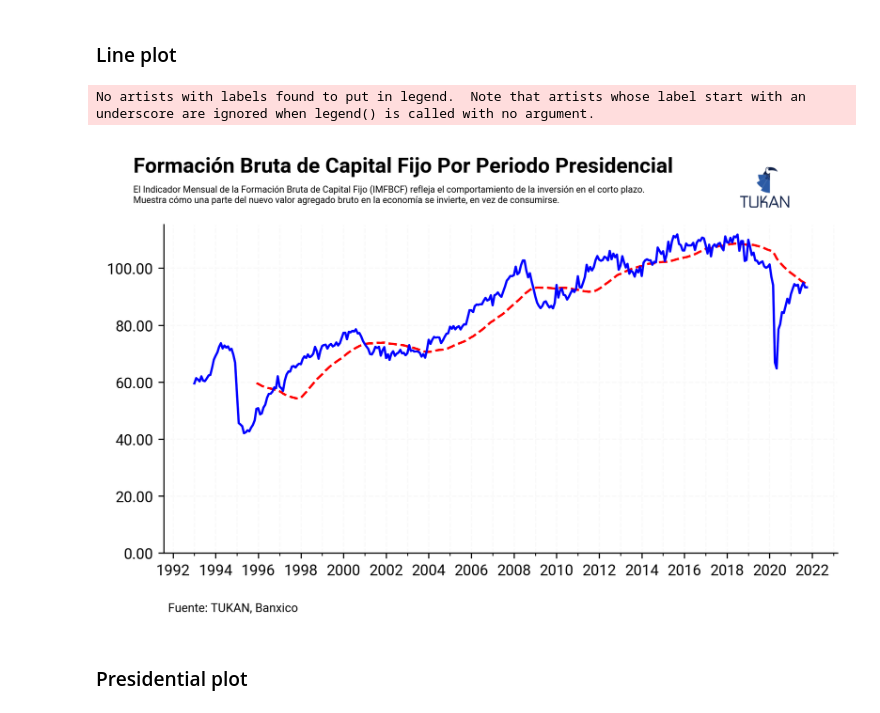
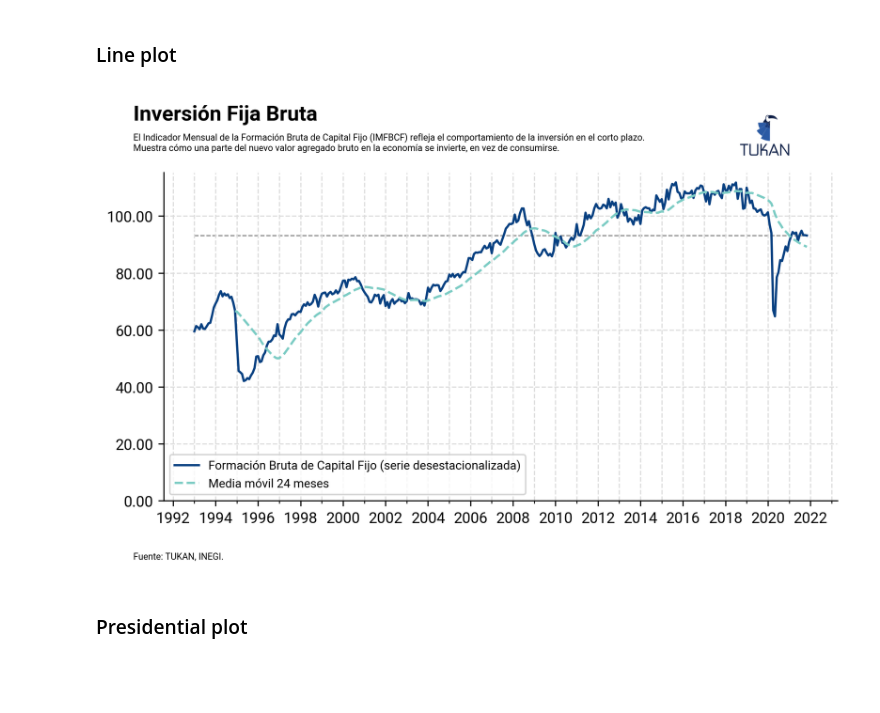
Before and after one commit to TukanMx/tukan_notebooks, a Jupyter notebook: social/social_media/imfbcf/imfbcf_template.ipynb, the cells around one changed output. Cells and saved outputs as stored; diff of their text form; code cells hidden in the pictures; blank space fills up the shorter version.

Commit message:
IMFBCF

```diff
--- a/social/social_media/imfbcf/imfbcf_template.ipynb
+++ b/social/social_media/imfbcf/imfbcf_template.ipynb
@@ -141,7 +141,7 @@ Yearly Moving Average
 # %%
 
 temp = imfbcf.copy()
-temp['ma_12m'] = temp.rolling(window=36).mean()
+temp['ma_12m'] = temp.rolling(window=24).mean()
 temp
 # %% [output]
 |  | date | adjustment_type__ref | adjustment_type | 01a24841a9090de | president | ma_12m |
@@ -166,42 +166,32 @@ final_data = temp.copy()
 fig = plt.figure(dpi=300, figsize=(8,4))
 ax = plt.subplot(111)
 
+cmap = mpl.cm.get_cmap("GnBu_r", 5)
 
-ax.plot(final_data["date"], final_data["ma_12m"], color = "red",  ls = "--")
-ax.plot(final_data["date"], final_data["01a24841a9090de"], color = "blue")
+ax.plot(final_data["date"], final_data["01a24841a9090de"], color = cmap(0),
+        label = "Formación Bruta de Capital Fijo (serie desestacionalizada)")
+ax.plot(final_data["date"], final_data["ma_12m"], color = cmap(2),  ls = "--", label = "Media móvil 24 meses")
 
-# presidents = list(final_data["president"].unique())
+Y_last = final_data["01a24841a9090de"].iloc[-1]
+ax.hlines(Y_last, xmin = final_data["date"].min(), xmax = final_data["date"].max(), ls = "--", color = "gray", lw = .75, zorder = 0)
 
-# cmap = mpl.cm.get_cmap("GnBu_r", len(presidents) + 2)
+presidents = list(final_data["president"].unique())
 
-# for index, x in enumerate(presidents):
-#     ax.plot(final_data[final_data["president"] == x]["date"], final_data[final_data["president"] == x]["01a24841a9090de"], color = cmap(index))
 
-#     X_max = final_data[final_data["president"] == x]["date"].max()
-#     X_min = final_data[final_data["president"] == x]["date"].min()
-#     center_date = X_min + ((X_max - relativedelta(months=2)) - X_min)/2
-
-#     ax.vlines(X_max, ymin = 0, ymax = .35, color = "gray", ls = "--", lw = .75)
-    # ax.text(x = center_date, y = .35,
-    #         s = f"<{x}>",
-    #         highlight_textprops=[{"color": cmap(index)}] ,
-    #         ax = ax, weight = "bold", font = "Teko", ha = "center", size = 9)
-
-ax.legend()
-# ax.set_gid(color = "#dddddd")
+ax.legend(fancybox = True, fontsize = 8, frameon = True)
 ax.yaxis.set_major_formatter(ticker.StrMethodFormatter('{x:,.2f}'))
 # Add minor gridlines and format ticks
 ax.xaxis.set_major_locator(mdates.YearLocator(2))
 ax.xaxis.set_minor_locator(mdates.YearLocator(1))
 
-ax.grid(visible=True, which='both', linestyle='--', color = "#f9f9f9")
+ax.grid(visible=True, which='both', linestyle='--', color = "#dddddd")
 
 ax.set_ylim(0)
 
 fig.text(
     0.09,
     1,
-    "Formación Bruta de Capital Fijo Por Periodo Presidencial",
+    "Inversión Fija Bruta",
     size=14,
     weight = "bold",
     font = "Roboto"
@@ -213,7 +203,7 @@ fig.text(
     size=6
 )
 # Add footer
-fig.text(0.13, -0.01, "Fuente: TUKAN, Banxico", fontsize=8)
+fig.text(0.09, -0.01, "Fuente: TUKAN, INEGI.", fontsize=6)
 
 # Save plot with TUKAN logo, transparent and white
 plt.savefig(
@@ -221,35 +211,43 @@ plt.savefig(
     dpi=300,
     bbox_inches="tight",
     # facecolor="white",
     edgecolor="none",
     transparent=True,
+)
+
+plt.savefig(
+    "plots/imfbcf_presidential_white_nologo.png",
+    dpi=300,
+    bbox_inches="tight",
+    facecolor="white",
+    edgecolor="none",
+    transparent=False,
 )
 
 tukan_im = image.imread(module_path + "\\assets\\logo\\logo192.png")
 newax = fig.add_axes([0.72, .88, 0.14, 0.17], anchor="NE", zorder=1)
 newax.imshow(tukan_im)
 newax.axis("off")
 
 plt.savefig(
     "plots/imfbcf_presidential_logo.png",
     dpi=300,
     bbox_inches="tight",
     # facecolor="white",
     edgecolor="none",
     transparent=True,
 )
 
 plt.savefig(
     "plots/imfbcf_presidential_white_logo.png",
     dpi=300,
     bbox_inches="tight",
     facecolor="white",
     edgecolor="none",
     transparent=False,
 )
 # %% [output]
-No artists with labels found to put in legend.  Note that artists whose label start with an underscore are ignored when legend() is called with no argument.
-[figure, old version]
+[figure, new version]
 # %% [markdown]
 ### Presidential plot
 # %%
```
Also changed, not shown: parts of 2 cells of this notebook.
